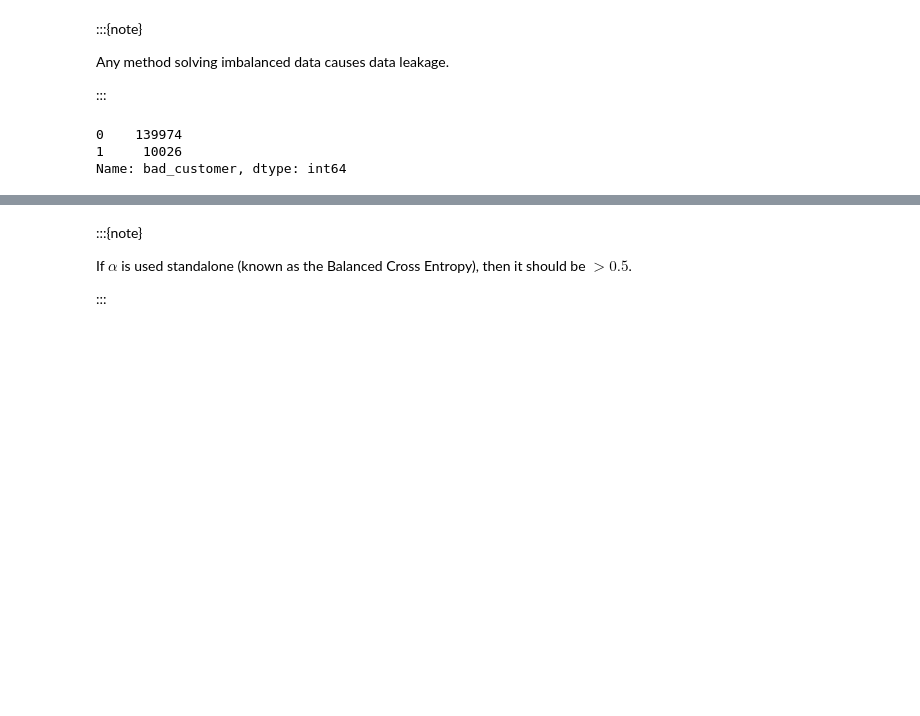
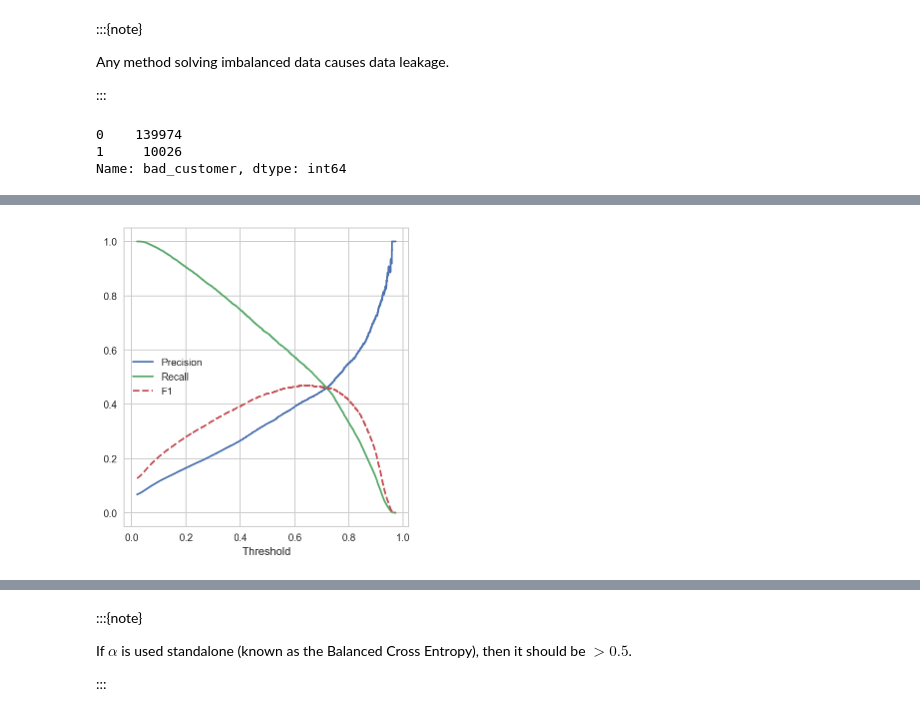
Before and after one commit to hungpq7/tabular-book, a Jupyter notebook: 07-tabular-learning/imblearn-targeted-modeling.ipynb, the cells around one changed output, grey strips where cells are left out. Cells and saved outputs as stored; diff of their text form; code cells hidden in the pictures; blank space fills up the shorter version.

```diff
--- a/07-tabular-learning/imblearn-targeted-modeling.ipynb
+++ b/07-tabular-learning/imblearn-targeted-modeling.ipynb
@@ -85,0 +124,4 @@ In an imbalanced classification problem, the majority class dominates the loss f
+# %%
+plotPRChart(y, yProb)
+# %% [output]
+[figure, added]
```
Also changed, not shown: parts of 31 cells of this notebook, 4 other files.
